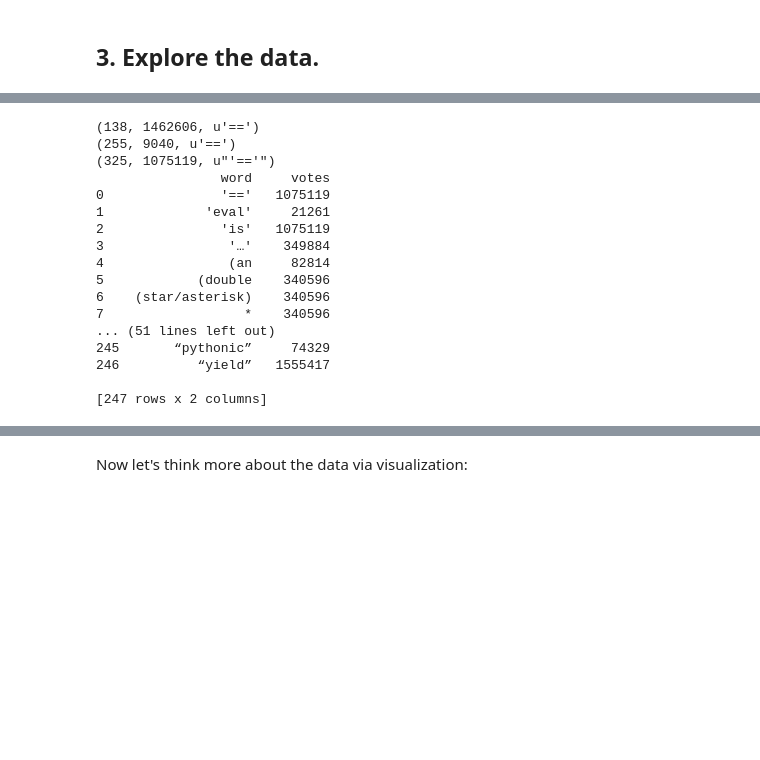
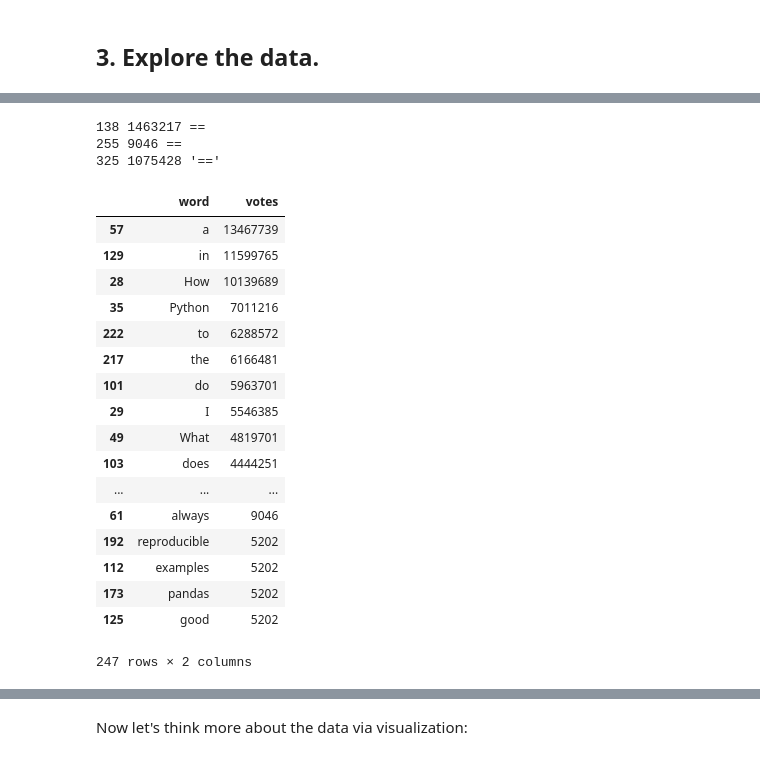
Before and after one commit to kevmo/notes-da, a Jupyter notebook: nbs/Finding Confusion Amongst Python Programmers.ipynb, the cells around one changed output, grey strips where cells are left out. Saved outputs shown, nothing was run; the diff lists cells and outputs as text; code cells hidden in the pictures; blank space fills up the shorter version.

```diff
--- a/nbs/Finding Confusion Amongst Python Programmers.ipynb
+++ b/nbs/Finding Confusion Amongst Python Programmers.ipynb
@@ -102,31 +100,38 @@ The minimum supported version is 1.0.0
 # %%
 for x, i in df.iterrows():
     if "==" in i['word']:
         print(x, i['votes'], i['word'])
 
 # df2_by_word = df.groupby(by='word').mean()
 
 # df['votes']  = df['votes'].astype(float)
 
 # print(df.dtypes)
 
-df2 = df.groupby('word', as_index=False).sum()
-print(df2)
+df2 = df.groupby('word', as_index=False).sum().sort_values('votes', ascending = False)
+#Added a sort method so you see what the top values are -RH
+df2
+#You can see below you need to split "?" off -RH
+#Also gives you a quick way to drop articles - RH
 # %% [output]
-(138, 1462606, u'==')
-(255, 9040, u'==')
-(325, 1075119, u"'=='")
-                word     votes
-0               '=='   1075119
-1             'eval'     21261
-2               'is'   1075119
-3                '…'    349884
-4                (an     82814
-5            (double    340596
-6    (star/asterisk)    340596
-7                  *    340596
-... (51 lines left out)
-245       “pythonic”     74329
-246          “yield”   1555417
-
-[247 rows x 2 columns]
+138 1463217 ==
+255 9046 ==
+325 1075428 '=='
+|  | word | votes |
+| 57 | a | 13467739 |
+| 129 | in | 11599765 |
+| 28 | How | 10139689 |
+| 35 | Python | 7011216 |
+| 222 | to | 6288572 |
+| 217 | the | 6166481 |
+| 101 | do | 5963701 |
+| 29 | I | 5546385 |
+| 49 | What | 4819701 |
+| 103 | does | 4444251 |
+| ... | ... | ... |
+| 61 | always | 9046 |
+| 192 | reproducible | 5202 |
+| 112 | examples | 5202 |
+| 173 | pandas | 5202 |
+| 125 | good | 5202 |
+247 rows × 2 columns
```
Also changed, not shown: parts of 5 cells of this notebook.
